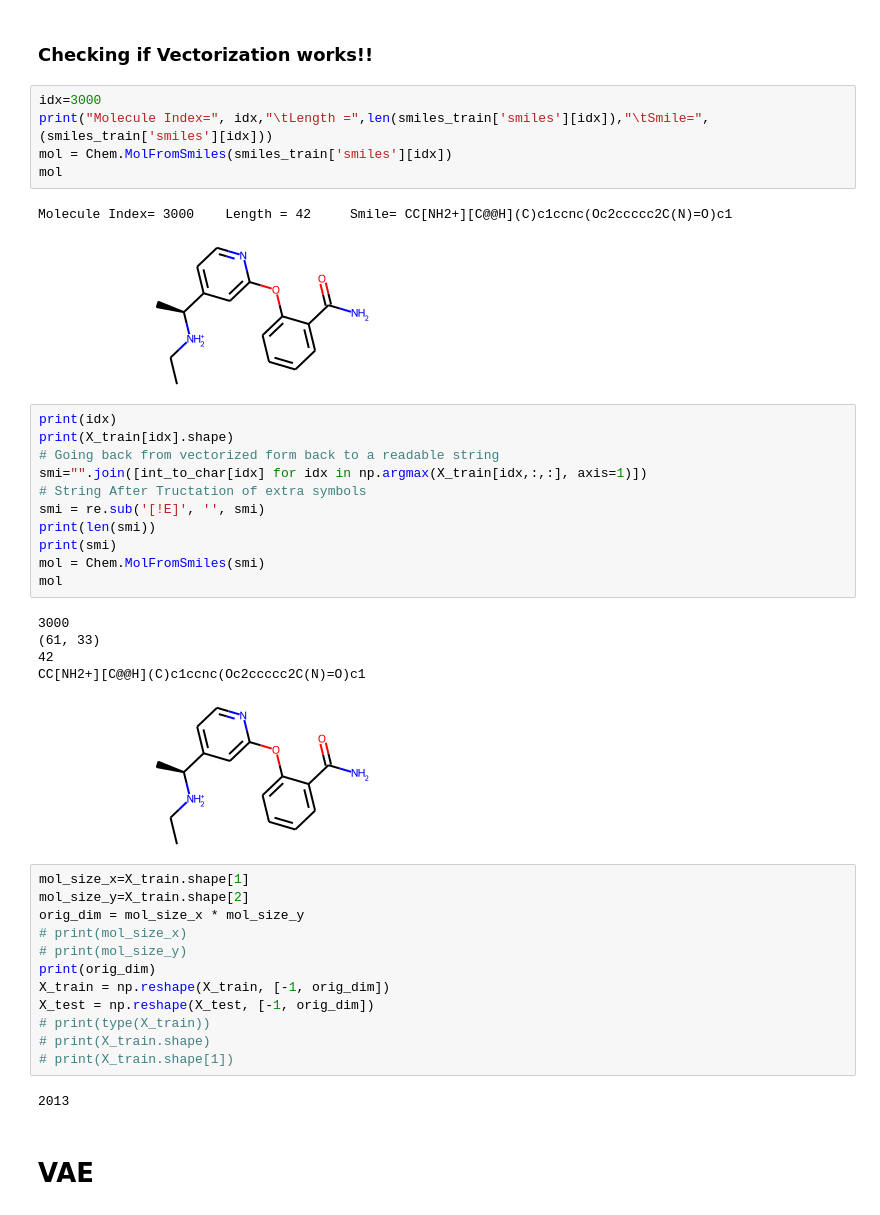
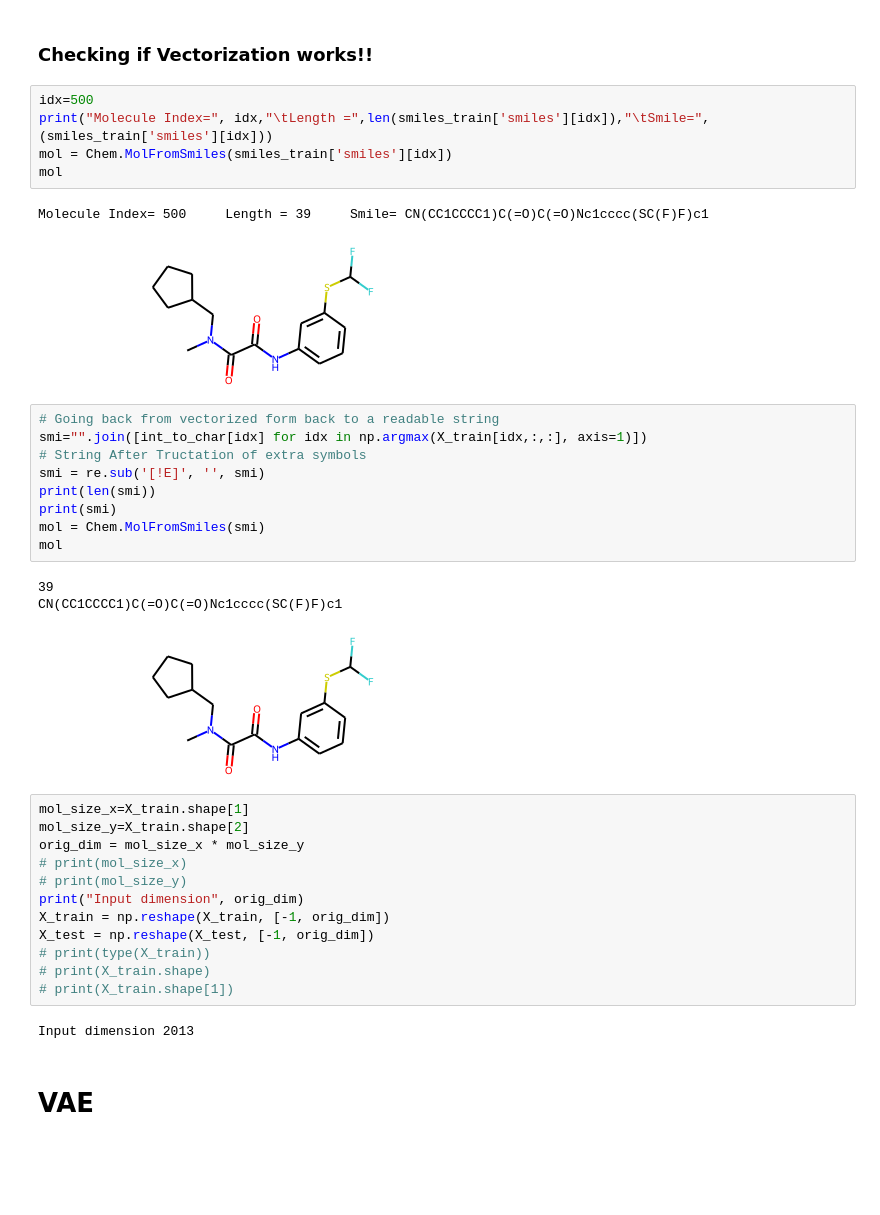
Before and after one commit to chandagrover/Machine-Learning, a Jupyter notebook: 4logP_SMILEVAE_Predictor.ipynb, the cells around one changed output. Saved outputs shown, nothing was run; the diff lists cells and outputs as text; blank space fills up the shorter version.

```diff
--- a/4logP_SMILEVAE_Predictor.ipynb
+++ b/4logP_SMILEVAE_Predictor.ipynb
@@ -198,16 +166,14 @@ print(X_test.shape)
 # %% [markdown]
 ### **Checking if Vectorization works!!**
 # %%
-idx=3000
+idx=500
 print("Molecule Index=", idx,"\tLength =",len(smiles_train['smiles'][idx]),"\tSmile=", (smiles_train['smiles'][idx]))
 mol = Chem.MolFromSmiles(smiles_train['smiles'][idx])
 mol
 # %% [output]
-Molecule Index= 3000    Length = 42     Smile= CC[NH2+][C@@H](C)c1ccnc(Oc2ccccc2C(N)=O)c1
+Molecule Index= 500     Length = 39     Smile= CN(CC1CCCC1)C(=O)C(=O)Nc1cccc(SC(F)F)c1
-[figure, old version]
+[figure, new version]
 # %%
-print(idx)
-print(X_train[idx].shape)
 # Going back from vectorized form back to a readable string
 smi="".join([int_to_char[idx] for idx in np.argmax(X_train[idx,:,:], axis=1)])
 # String After Tructation of extra symbols
@@ -217,25 +183,23 @@ print(smi)
 mol = Chem.MolFromSmiles(smi)
 mol
 # %% [output]
-3000
-(61, 33)
-42
-CC[NH2+][C@@H](C)c1ccnc(Oc2ccccc2C(N)=O)c1
+39
+CN(CC1CCCC1)C(=O)C(=O)Nc1cccc(SC(F)F)c1
-[figure, old version]
+[figure, new version]
 # %%
 mol_size_x=X_train.shape[1]
 mol_size_y=X_train.shape[2]
 orig_dim = mol_size_x * mol_size_y
 # print(mol_size_x)
 # print(mol_size_y)
-print(orig_dim)
+print("Input dimension", orig_dim)
 X_train = np.reshape(X_train, [-1, orig_dim])
 X_test = np.reshape(X_test, [-1, orig_dim])
 # print(type(X_train))
 # print(X_train.shape)
 # print(X_train.shape[1])
 # %% [output]
-2013
+Input dimension 2013
 # %% [markdown]
 # **VAE**
 # %%
```
Also changed, not shown: parts of 26 cells of this notebook.
